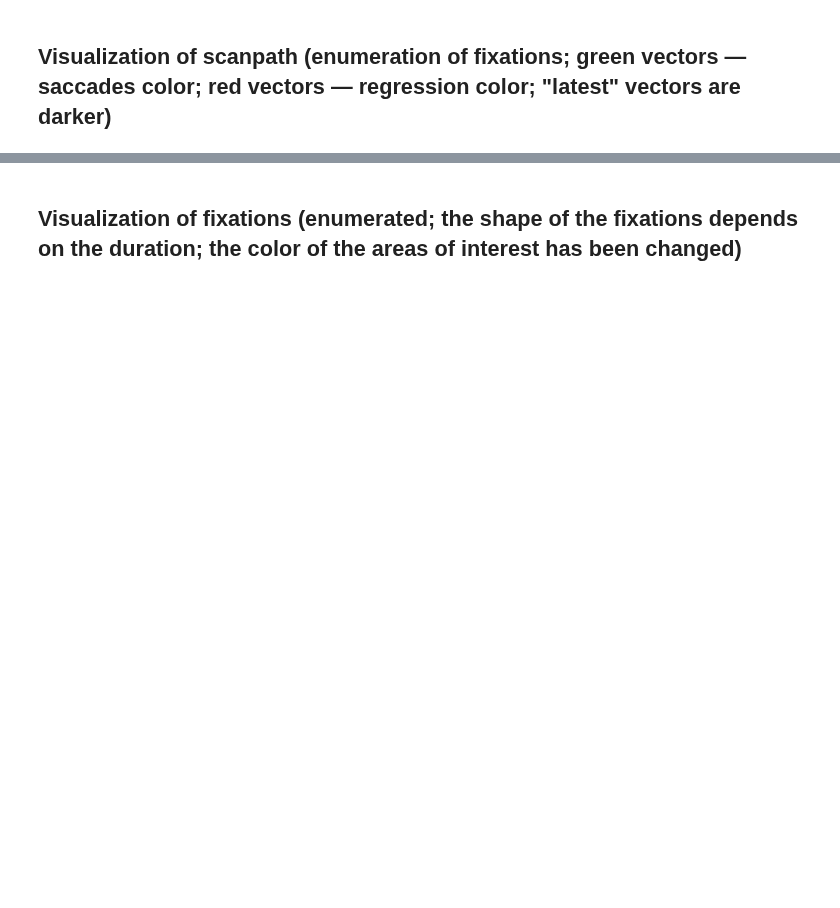
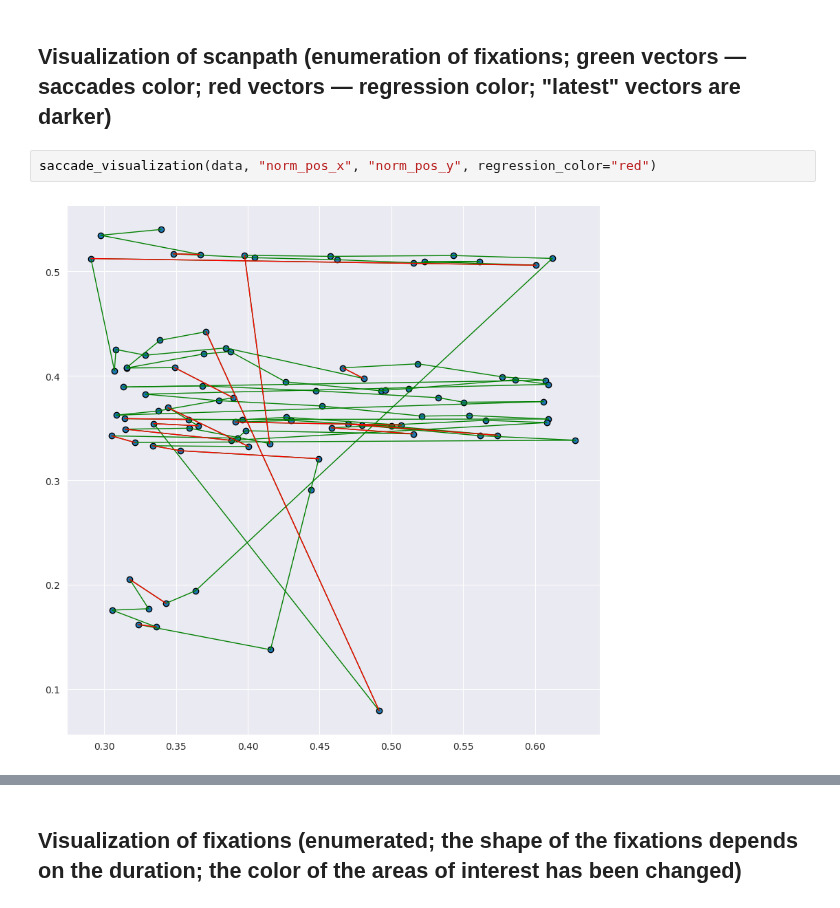
Before and after one commit to hse-scila/EyeFeatures, a Jupyter notebook: eyetracking/visualization/visualization_test.ipynb, the cells around one changed output, grey strips where cells are left out. Drawn from its saved outputs; the diff is of its cells as text; blank space fills up the shorter version.

```diff
--- a/eyetracking/visualization/visualization_test.ipynb
+++ b/eyetracking/visualization/visualization_test.ipynb
@@ -27,5 +32,9 @@ scanpath_visualization(data, "norm_pos_x", "norm_pos_y", dispersion="dispersion"
 # %% [markdown]
 ## Visualization of scanpath (enumeration of fixations; green vectors — saccades color; red vectors — regression color; "latest" vectors are darker)
+# %%
+saccade_visualization(data, "norm_pos_x", "norm_pos_y", regression_color="red")
+# %% [output]
+[figure, added]
 # %%
 scanpath_visualization(data, "norm_pos_x", "norm_pos_y", time_stamps="start_timestamp", aoi='AOI', show_legend=True, regression_color='red', seq_colormap=True, is_vectors=True, points_enumeration=True, rule=(180, ), deviation=(45,))
 # %% [output]
```
Also changed, not shown: parts of 8 cells of this notebook, 1 other file.
